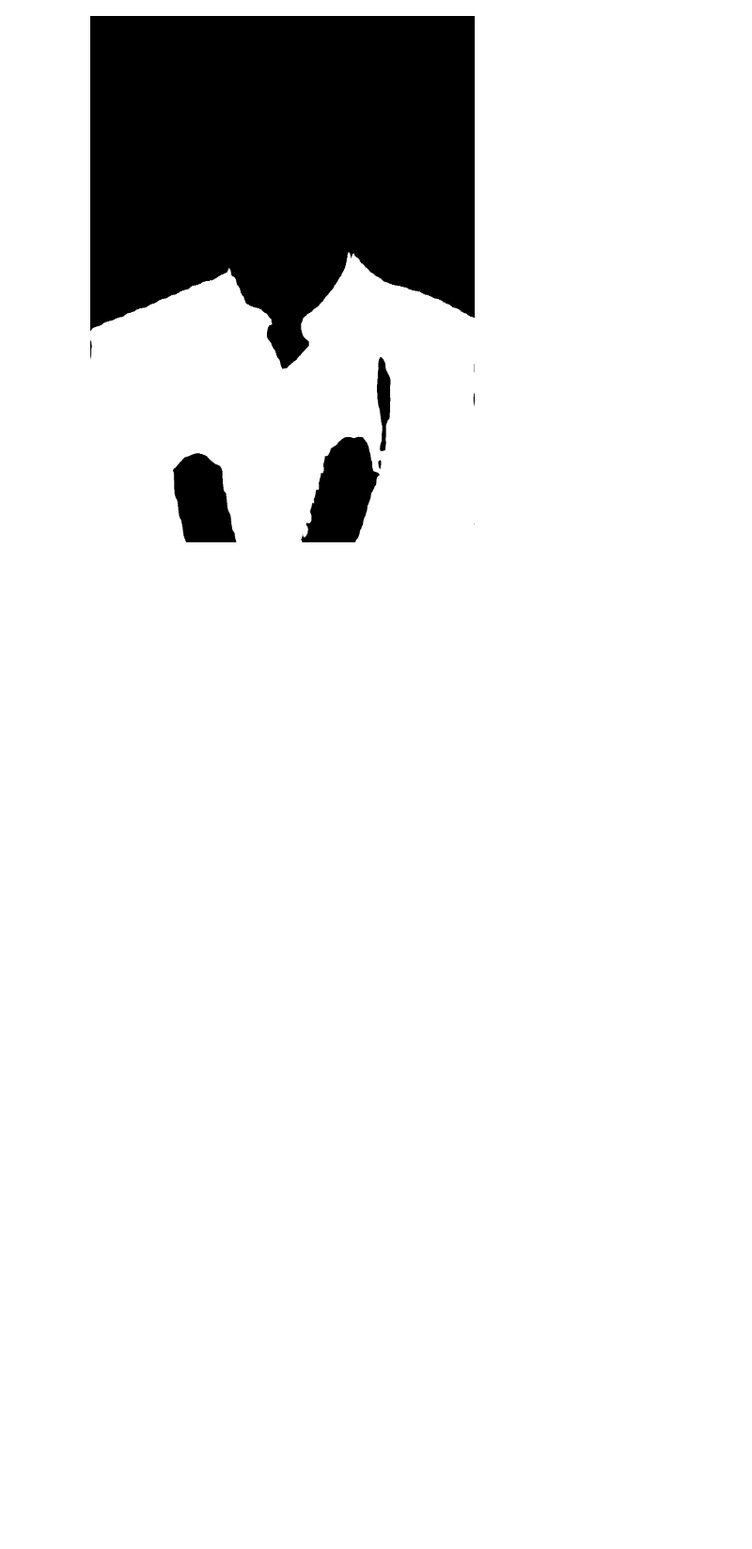
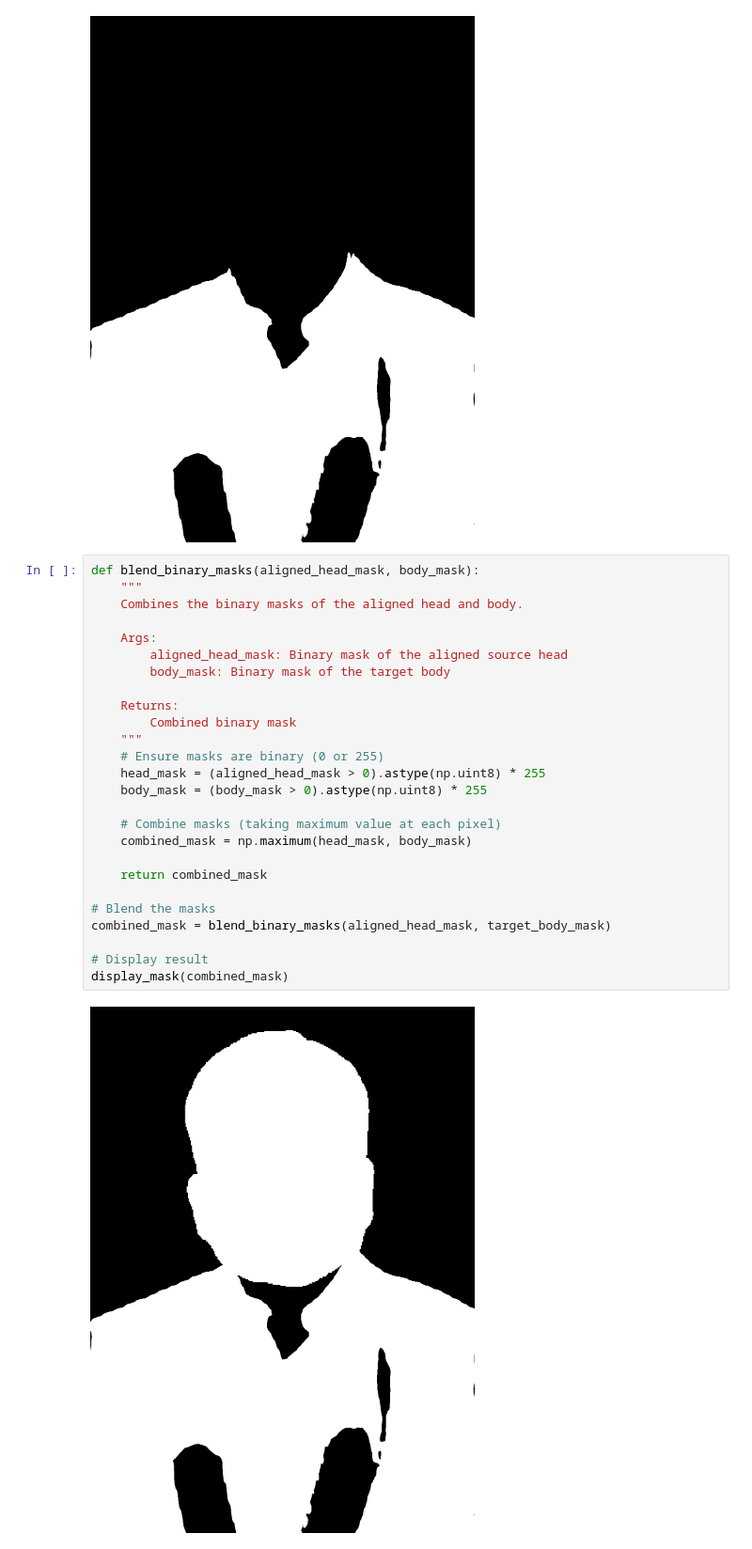
Before and after one commit to yachty66/headswap, a Jupyter notebook: headswap.ipynb, the cells around one changed output. Shown: that part at 94% size. Saved outputs shown, nothing was run; the diff lists cells and outputs as text; blank space fills up the shorter version.

Commit message:
blending binary masks

```diff
--- a/headswap.ipynb
+++ b/headswap.ipynb
@@ -228,3 +228,31 @@ target_body_mask = extract_labels(elon_parsing_result, body_labels)
 display_mask(target_body_mask)
 # %% [output]
 [figure]
+# %%
+def blend_binary_masks(aligned_head_mask, body_mask):
+    """
+    Combines the binary masks of the aligned head and body.
+
+    Args:
+        aligned_head_mask: Binary mask of the aligned source head
+        body_mask: Binary mask of the target body
+
+    Returns:
+        Combined binary mask
+    """
+    # Ensure masks are binary (0 or 255)
+    head_mask = (aligned_head_mask > 0).astype(np.uint8) * 255
+    body_mask = (body_mask > 0).astype(np.uint8) * 255
+
+    # Combine masks (taking maximum value at each pixel)
+    combined_mask = np.maximum(head_mask, body_mask)
+
+    return combined_mask
+
+# Blend the masks
+combined_mask = blend_binary_masks(aligned_head_mask, target_body_mask)
+
+# Display result
+display_mask(combined_mask)
+# %% [output]
+[figure, added]
```
